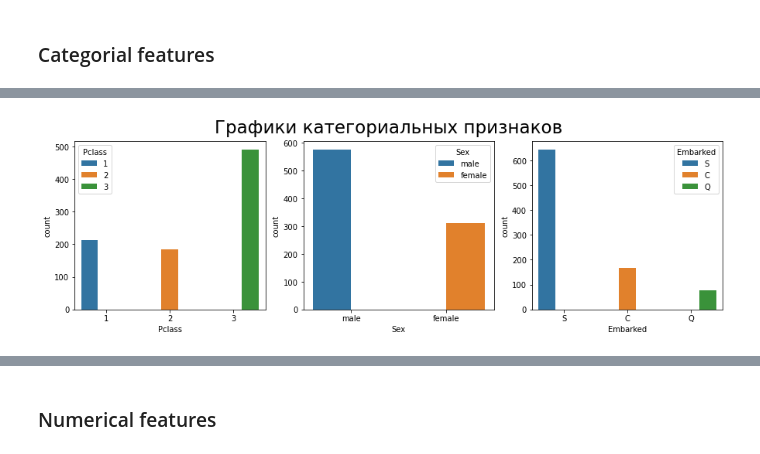
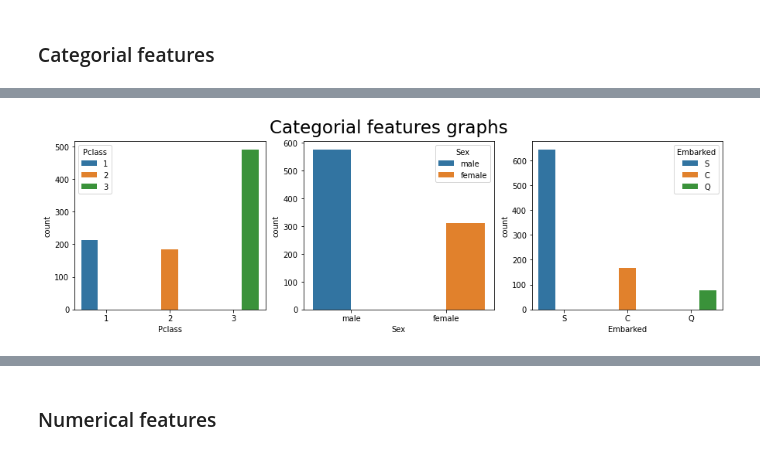
Before and after one commit to Pereyro/kaggle, a Jupyter notebook: TitanicCompetition/TitanicCompetition.ipynb, the cells around one changed output, grey strips where cells are left out. Cells and saved outputs as stored; diff of their text form; code cells hidden in the pictures.

```diff
--- a/TitanicCompetition/TitanicCompetition.ipynb
+++ b/TitanicCompetition/TitanicCompetition.ipynb
@@ -269,12 +257,12 @@ display(df.pivot_table(index='Pclass', columns='Survived', aggfunc='count'))
 # %%
 # create figure with three slots
 fig, axes = plt.subplots(nrows=1, ncols=3, figsize=(15, 4))
 
 # do the monomer massive from the axis
 for i, ax in enumerate(axes.flat):
     sns.countplot(x=cat_features[i], data=df_train[cat_features].dropna(axis=0), hue=cat_features[i], ax=ax)
 
-fig.suptitle('Графики категориальных признаков', fontsize=23)
+fig.suptitle('Categorial features graphs', fontsize=23)
 plt.show()
 # %% [output]
-[figure, old version]
+[figure, new version]
```
Also changed, not shown: parts of 33 cells of this notebook.
